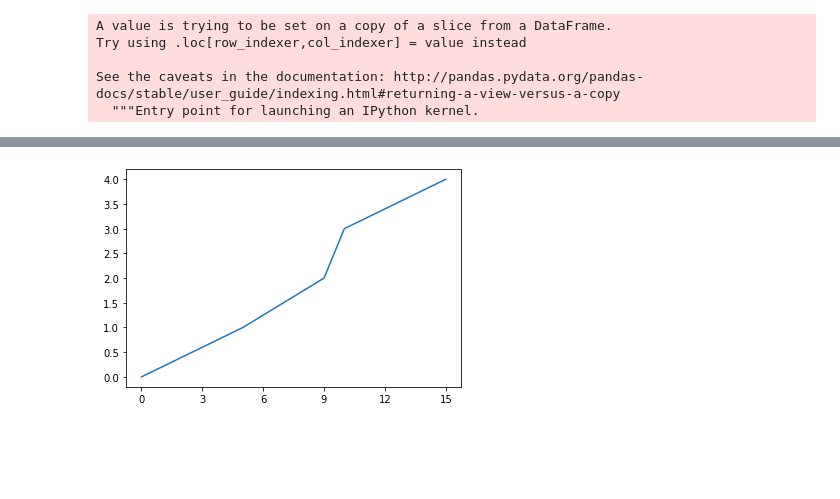
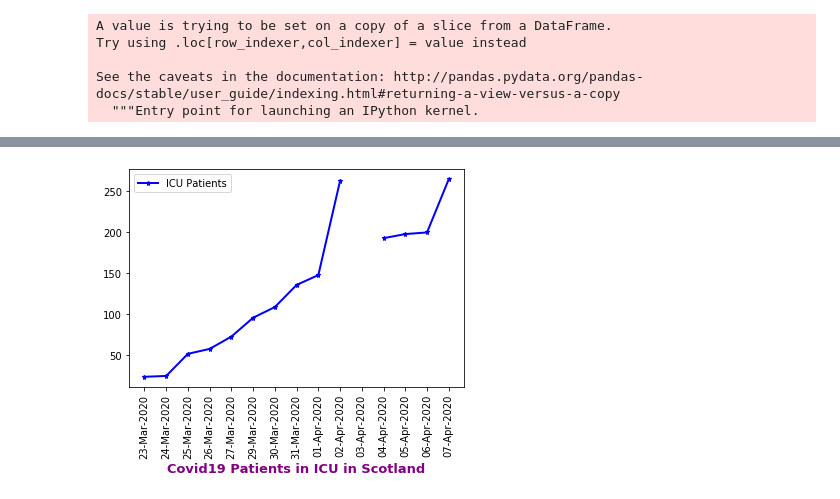
Before and after one commit to watty62/Scot_covid19, a Jupyter notebook: compare countries.ipynb, the cells around one changed output, grey strips where cells are left out. Drawn from its saved outputs; the diff is of its cells as text; code cells hidden in the pictures; blank space fills up the shorter version.

```diff
--- a/compare countries.ipynb
+++ b/compare countries.ipynb
@@ -342,6 +340,6 @@ df_scoticu
 # %%
 plt.plot( 'Date', 'ICU Patients', data=df_scoticu, marker='*', markerfacecolor='blue', markersize=5, color='blue', linewidth=2)
 plt.xlabel('Covid19 Patients in ICU in Scotland', fontweight='bold', color = 'Purple', fontsize='13', horizontalalignment='center')
-plt.xticks(np.arange(,, 3.0))
 plt.legend()
+plt.xticks(rotation=90)
 # %% [output]
@@ -349,10 +348 @@ SyntaxError: invalid syntax (<ipython-input-435-8b62b734e2f4>, line 3)
+[figure, added]
-# %%
-
-
-x = [0,5,9,10,15]
-y = [0,1,2,3,4]
-plt.plot(x,y)
-plt.xticks(np.arange(min(x), max(x)+1, 3.0))
-plt.show()
-# %% [output]
-[figure, removed]
```
Also changed, not shown: parts of 17 cells of this notebook, 5 other files.
